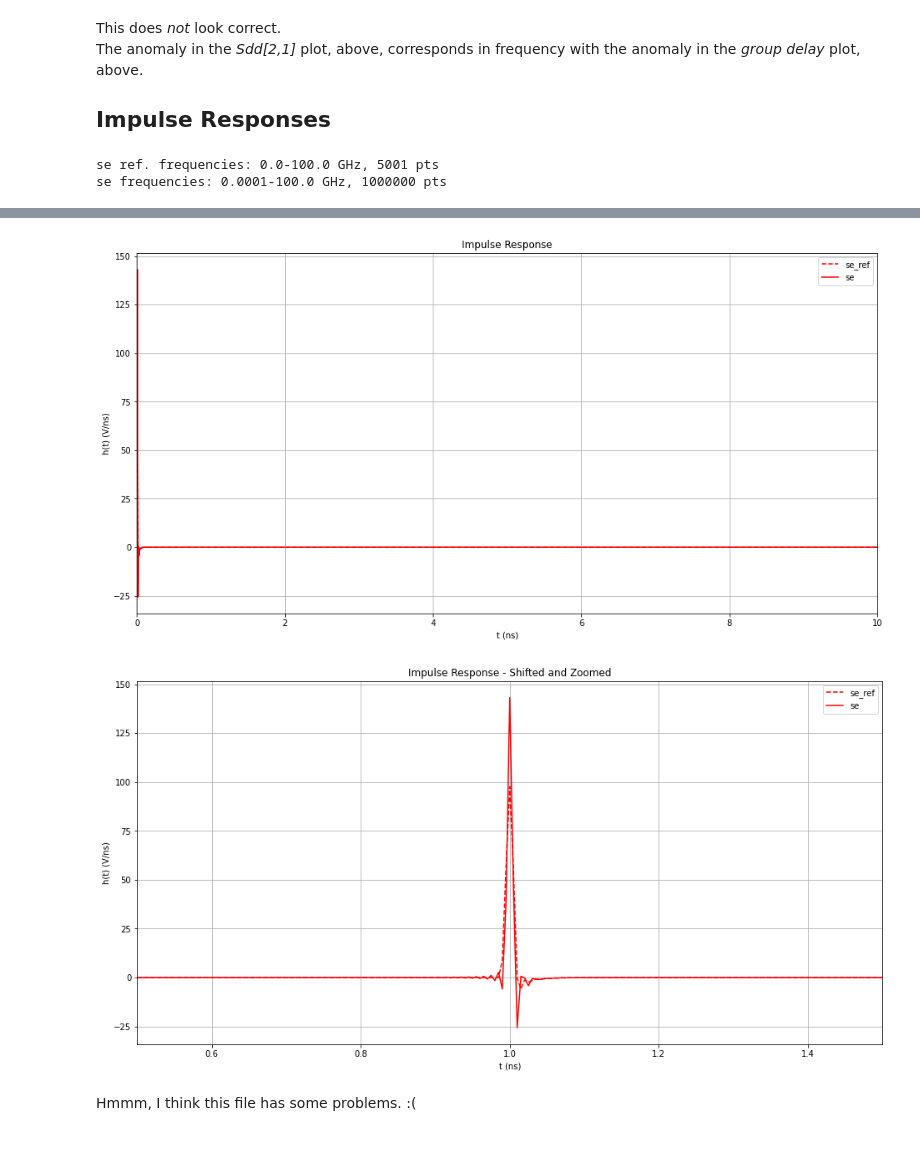
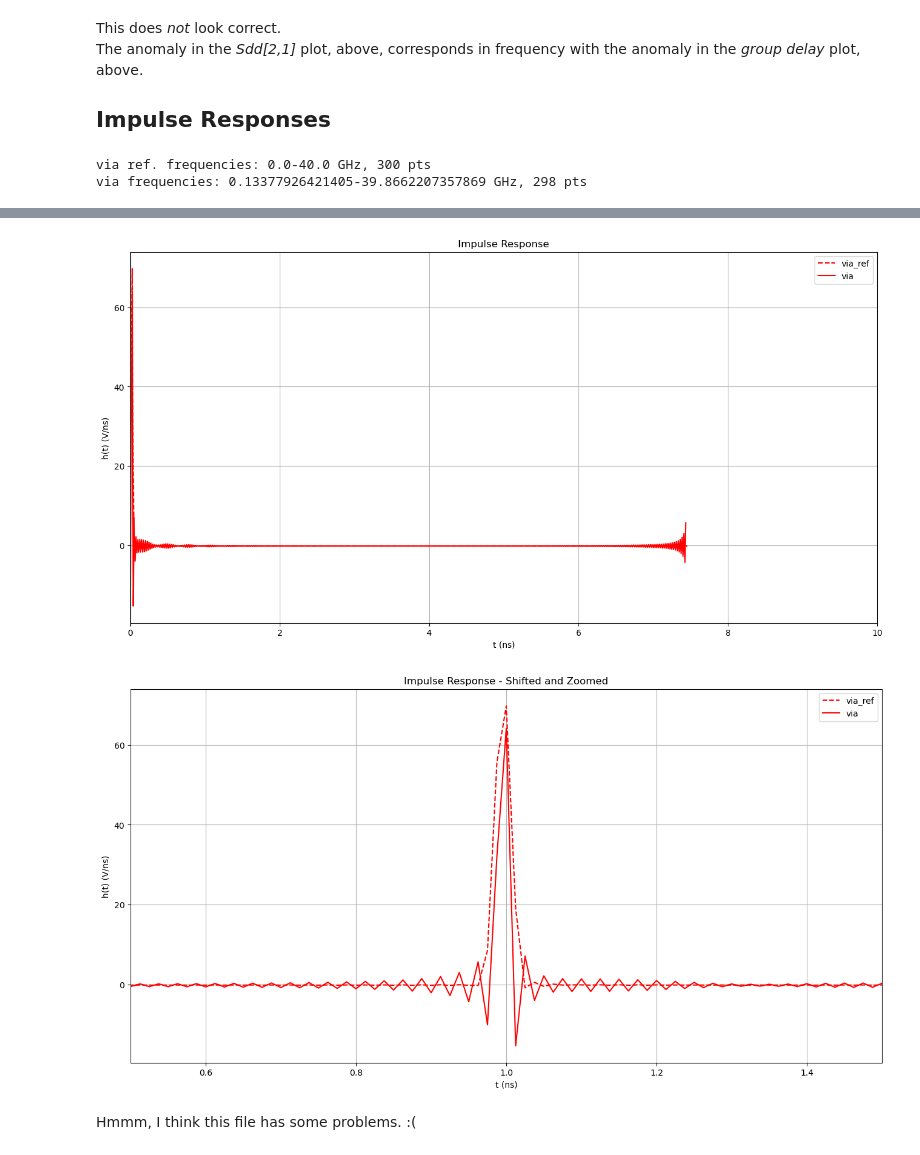
Before and after one commit to capn-freako/PyBERT, a Jupyter notebook: misc/scikit-rf/S-param Check.ipynb, the cells around one changed output, grey strips where cells are left out. Drawn from its saved outputs; the diff is of its cells as text; code cells hidden in the pictures.

```diff
--- a/misc/scikit-rf/S-param Check.ipynb
+++ b/misc/scikit-rf/S-param Check.ipynb
@@ -51,7 +51,7 @@ chnls = []
 # chnls.append(('ch2', rf.Network('../channels/802.3bj_COM_Cisco/kochuparambil_3bj_02_0913/Beth_shortReflective_THRU.s4p')))
 # chnls.append(('ch5', rf.Network('../channels/shanbhag_01_0511/TEC_Whisper27in_THRU_G14G15.s4p')))
 # chnls.append(('se', rf.Network('../Support/DoriItzhaki/tx_se.s4p')))
-chnls.append(('se', rf.Network('/tools/synopsys/dw/xsr/database/model_files/tx_typ.s4p')))
+chnls.append(('via', rf.Network('/Users/dbanas/Documents/Keysight/CustomerSupport/Fortinet/Via_Void_36.5_LinSweep.s4p')))
 
 # Create diagonal mask, for checking passivity, below.
 n = chnls[0][1]
@@ -142,7 +142,9 @@ srefs = []
 
 for (lbl, _), sdd_21, clr in zip(chnls, sdd_21s, clrs):
     # Testing/comparing one-line solution, using scikit-rf.
-    sdd_21_ref = sdd_21.extrapolate_to_dc().windowed()
+    #sdd_21_ref = sdd_21.extrapolate_to_dc().windowed()
+    #sdd_21_ref = sdd_21.extrapolate_to_dc()
+    sdd_21_ref = sdd_21.windowed()
     Href  = sdd_21_ref.s[:,0,0]
     fref  = sdd_21_ref.f
     Fref  = rf.Frequency.from_f(fref / 1e9)  ## skrf.Frequency.from_f() expects its argument to be in units of GHz.
@@ -151,7 +153,7 @@ for (lbl, _), sdd_21, clr in zip(chnls, sdd_21s, clrs):
     # if(fref[0] != 0):  # Add the d.c. point, if necessary.
     #     Hrefp  = np.pad(Hrefp, (1,0), 'constant', constant_values=1.0)  # Presume d.c. value = 1.
     href  = np.fft.irfft(Href)
-    href /= np.abs(href.sum())  # Equivalent to assuming that step response settles at 1.
+    #href /= np.abs(href.sum())  # Equivalent to assuming that step response settles at 1.
 
     # Form frequency vector.
     f = sdd_21.f
@@ -159,19 +161,21 @@ for (lbl, _), sdd_21, clr in zip(chnls, sdd_21s, clrs):
     if(fmin == 0):  # Correct, if d.c. point was included in original data.
         fmin = f[1]
     fmax = f[-1]
-    f = np.arange(fmin, fmax + fmin, fmin)
+    # f = np.arange(fmin, fmax + fmin, fmin)
+    f = np.arange(fmin, fmax, fmin)
     F = rf.Frequency.from_f(f / 1e9)  ## skrf.Frequency.from_f() expects its argument to be in units of GHz.
     print("{} frequencies: {}".format(lbl, F))
 
     # Form impulse response from frequency response.
-    sdd_21 = sdd_21.interpolate_from_f(F)
+    # sdd_21 = sdd_21.interpolate_from_f(F)
+    sdd_21 = sdd_21.interpolate(F)
     H = sdd_21.s[:,0,0]
     # H = np.concatenate((H, np.conj(np.flip(H[:-1], 0))))  # Forming the vector that fft() would've outputted.
     Hp = H.copy()
-    Hp = np.pad(Hp, (1,0), 'constant', constant_values=1.0)  # Presume d.c. value = 1.
+    Hp = np.pad(Hp, (1,0), 'constant', constant_values=0.0)  # Presume d.c. value = 1.
     # h = np.real(np.fft.ifft(H))
     h = np.fft.irfft(Hp)
-    h /= np.abs(h.sum())  # Equivalent to assuming that step response settles at 1.
+    # h /= np.abs(h.sum())  # Equivalent to assuming that step response settles at 1.
 
     # Form step response from impulse response.
     s = np.cumsum(h)
@@ -235,5 +239,5 @@ plt.grid()
 plt.legend(loc='upper right')
 plt.axis(xmin=0.5, xmax=1.5);
 # %% [output]
-se ref. frequencies: 0.0-100.0 GHz, 5001 pts
-se frequencies: 0.0001-100.0 GHz, 1000000 pts
+via ref. frequencies: 0.0-40.0 GHz, 300 pts
+via frequencies: 0.13377926421405-39.8662207357869 GHz, 298 pts
@@ -241,5 +245,5 @@ se frequencies: 0.0001-100.0 GHz, 1000000 pts
-[figure, old version]
+[figure, new version]
-[figure, old version]
+[figure, new version]
 # %% [markdown]
 Hmmm, I think this file has some problems. :(
 # %% [markdown]
```
Also changed, not shown: parts of 10 cells of this notebook, 3 other files.
